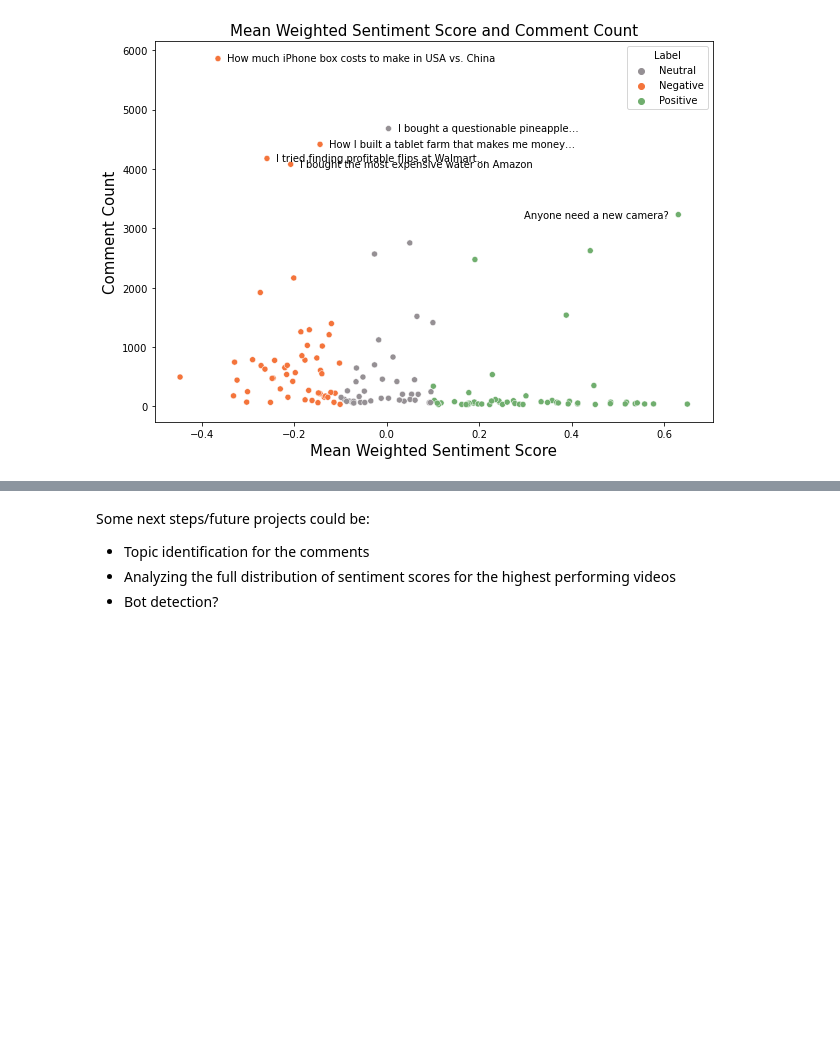
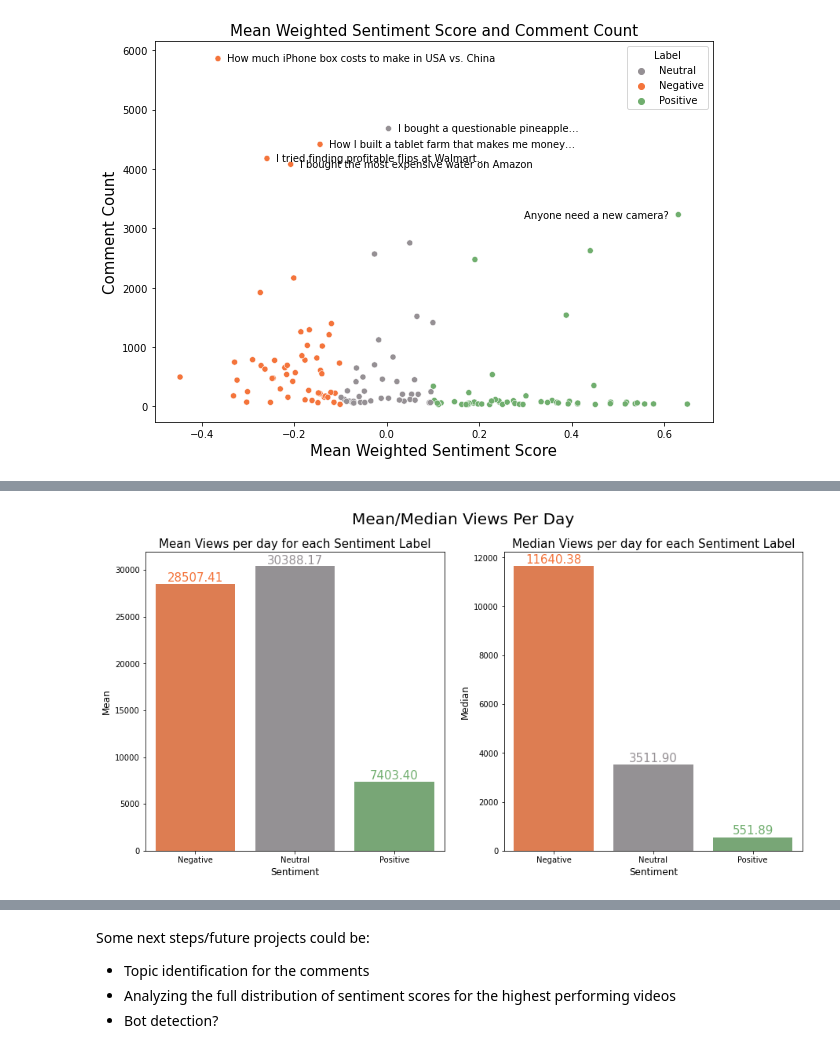
Before and after one commit to salaz055/youtube_comments_project, a Jupyter notebook: youtube_comments_analysis.ipynb, the cells around one changed output, grey strips where cells are left out. Drawn from its saved outputs; the diff is of its cells as text; code cells hidden in the pictures; blank space fills up the shorter version.

```diff
--- a/youtube_comments_analysis.ipynb
+++ b/youtube_comments_analysis.ipynb
@@ -663,5 +684,4 @@ plt.ylabel('');
 # %%
-top_viewed_df['time'] = pd.to_datetime(top_viewed_df['time'])
-top_viewed_df = top_viewed_df.sort_values(by = 'time' , ascending = True).set_index('time')
-top_viewed_df['rolling_weighted_sentiment'] = top_viewed_df['weighted_sentiment'].expanding().mean()
+# Finding the mean and median views per day across each sentiment label
+views_per_day_grouped = video_info.groupby('sentiment_label')['views_per_day'].agg(['mean' , 'median'])
 # %%
@@ -674,0 +742,7 @@ Text(0.5, 0, '')
+# %%
+video_info_no_outlier = video_info[video_info['comment_count_per_day'] < 1000]
+#print(video_info_no_outlier.shape , video_info.shape)
+
+# Recalculating mean/median comments per day across the sentiment labels
+comments_per_day_grouped = video_info_no_outlier.groupby('sentiment_label')['comment_count_per_day'].agg(['mean' , 'median'])
+comments_per_day_grouped , views_per_day_grouped
@@ -674,0 +760,39 @@ Text(0.5, 0, '')
+# %%
+palette = ['#F4743B' , '#959094' , '#70AE6E' ]
+hue_order = ['Negative' , 'Neutral' , 'Positive']
+
+fig , ax = plt.subplots(1 ,2, figsize = (15 , 7))
+sns.barplot(data = views_per_day_grouped , x = comments_per_day_grouped.index , y = 'mean' , palette = palette , hue_order = hue_order , ax = ax[0]).set_title("Mean Views per day for each Sentiment Label" , size = 15)
+ax[0].set_xlabel('Sentiment' , size = 12)
+ax[0].set_ylabel('Mean' , size = 12)
+
+# Annotating the Positive and Negative sentiment bars
+for i , bar in enumerate(ax[0].patches):
+
+    # Using Matplotlib's annotate function and
+    # passing the coordinates where the annotation shall be done
+    ax[0].annotate(format(bar.get_height(), '.2f'),
+                   (bar.get_x() + bar.get_width() / 2,
+                    bar.get_height() + 200), ha='center', va='center',
+                   size=15, xytext=(0, 5),
+                   textcoords='offset points', color = palette[i])
+
+
+sns.barplot(data = views_per_day_grouped , x = views_per_day_grouped.index , y = 'median' , palette = palette , hue_order = hue_order , ax = ax[1]).set_title("Median Views per day for each Sentiment Label" , size = 15)
+ax[1].set_xlabel('Sentiment' , size = 12)
+ax[1].set_ylabel('Median' , size = 12)
+
+# Annotating the sentiment bars
+for i , bar in enumerate(ax[1].patches):
+
+    # Using Matplotlib's annotate function and
+    # passing the coordinates where the annotation shall be done
+    ax[1].annotate(format(bar.get_height(), '.2f'),
+                   (bar.get_x() + bar.get_width() / 2,
+                    bar.get_height() + 100), ha='center', va='center',
+                   size=15, xytext=(0, 5),
+                   textcoords='offset points', color = palette[i])
+
+fig.suptitle('Mean/Median Views Per Day' , size = 20);
+# %% [output]
+[figure, added]
```
Also changed, not shown: parts of 14 cells of this notebook, 1 other file.
